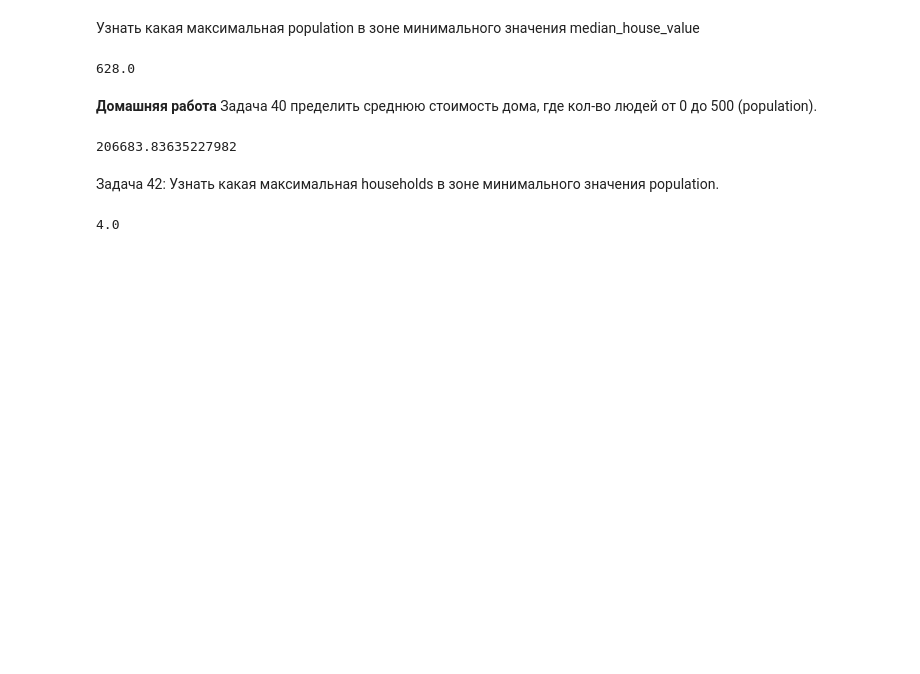
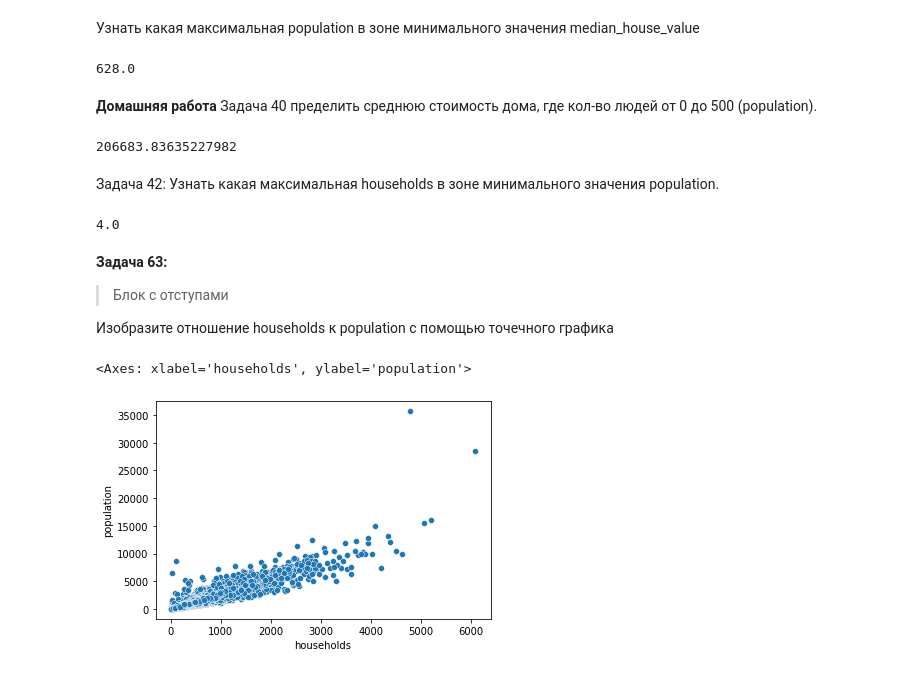
Before and after one commit to Andreyfarmik/Choosing-a-profession, a Jupyter notebook: Untitled0.ipynb, the cells around one changed output. Saved outputs shown, nothing was run; the diff lists cells and outputs as text; code cells hidden in the pictures; blank space fills up the shorter version.

```diff
--- a/Untitled0.ipynb
+++ b/Untitled0.ipynb
@@ -150,3 +150,10 @@ df[(df['population'] > 0) & (df['population'] < 500)]['median_house_value'].mean
 df[df['population'] == df['population'].min()]['households'].max()
 # %% [output]
 4.0
+# %% [markdown]
+**Задача 63:**
+
+> Блок с отступами
+
+
+Изобразите отношение households к population с помощью точечного графика
@@ -152,0 +162,5 @@ df[df['population'] == df['population'].min()]['households'].max()
+# %%
+sns.scatterplot(data=df, x="households", y="population")
+# %% [output]
+<Axes: xlabel='households', ylabel='population'>
+[figure, added]
```
Also changed, not shown: parts of 17 cells of this notebook.
